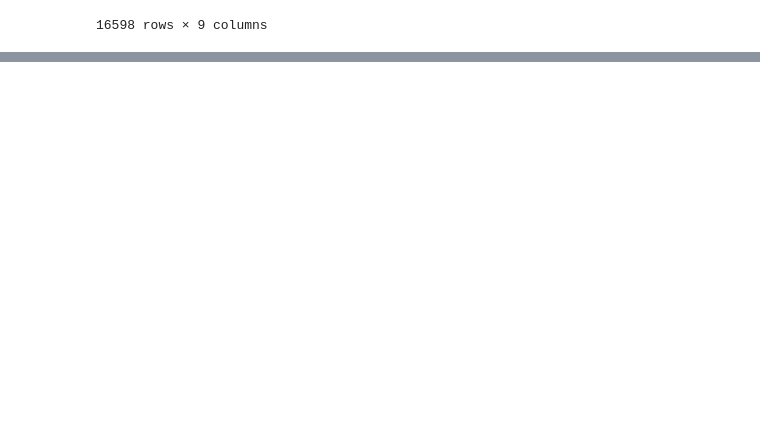
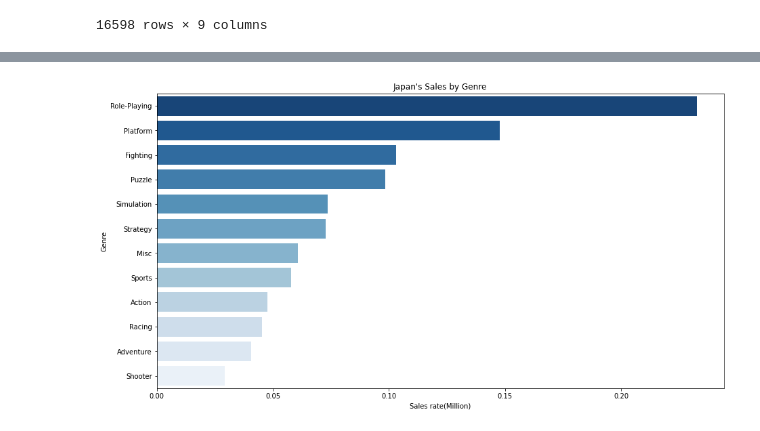
Before and after one commit to yjyg1215/Project_Data-Analysis, a Jupyter notebook: section1_project.ipynb, the cells around one changed output, grey strips where cells are left out. Cells and saved outputs as stored; diff of their text form; code cells hidden in the pictures; blank space fills up the shorter version.

```diff
--- a/section1_project.ipynb
+++ b/section1_project.ipynb
@@ -40,0 +148,13 @@ df
+# %%
+#일본 그래프
+JP=sales_genre_mean['JP_Sales'].sort_values(ascending=False)
+
+plt.figure(figsize = (15,8))
+sns.barplot(x=JP,y=JP.index,palette='Blues_r')
+plt.title("Japan's Sales by Genre")
+plt.xlabel("Sales rate(Million)")
+plt.ylabel("Genre")
+
+plt.savefig('JP.png', transparent = True)
+# %% [output]
+[figure, added]
```
Also changed, not shown: parts of 22 cells of this notebook.
